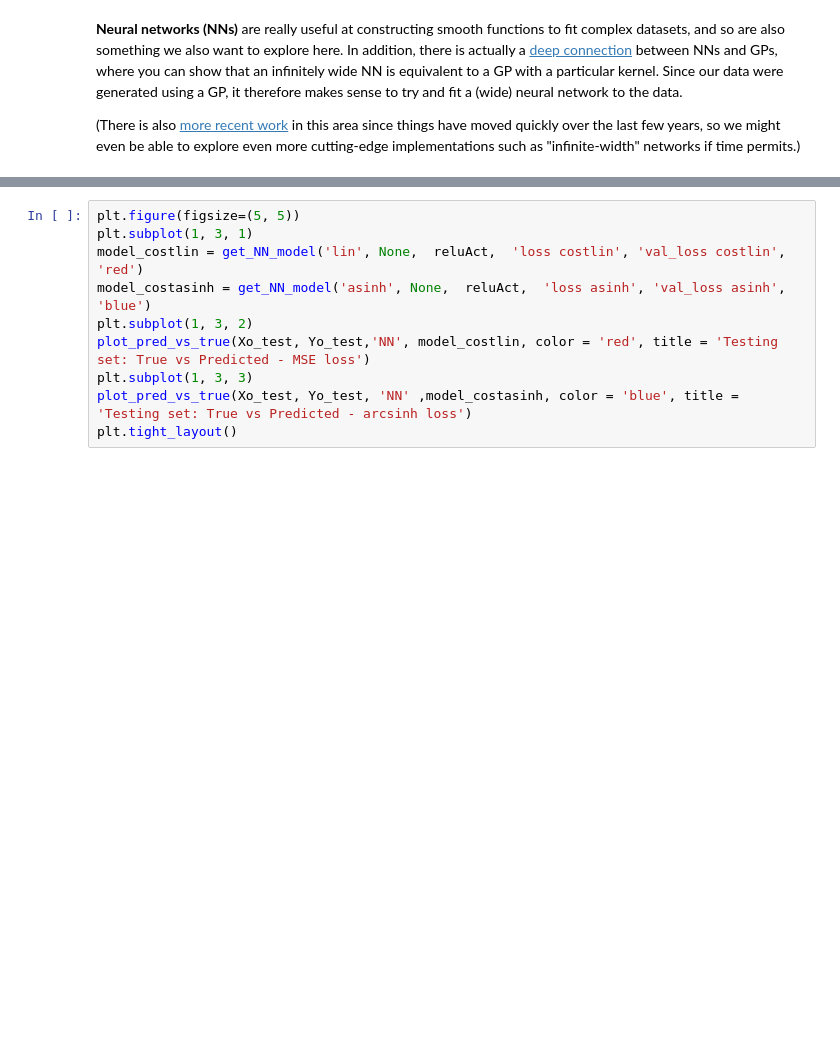
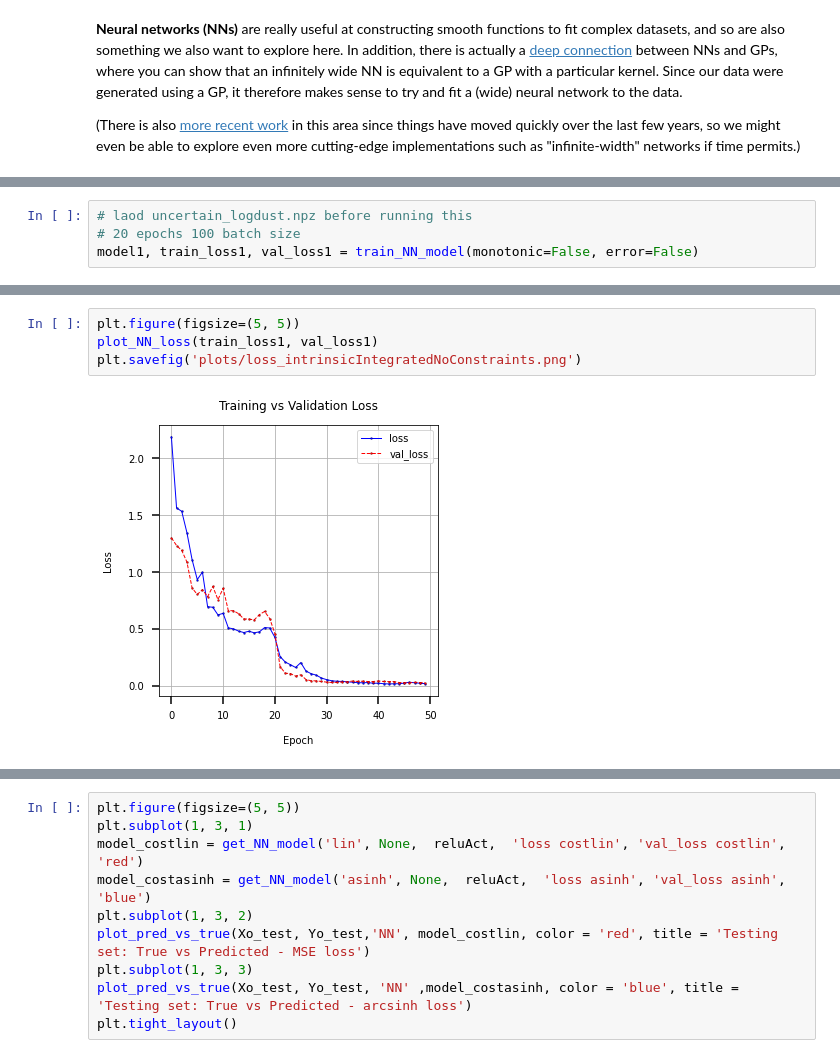
Before and after one commit to avaove/dust-map, a Jupyter notebook: dust_fit.ipynb, the cells around one changed output, grey strips where cells are left out. Saved outputs shown, nothing was run; the diff lists cells and outputs as text; blank space fills up the shorter version.

```diff
--- a/dust_fit.ipynb
+++ b/dust_fit.ipynb
@@ -263,0 +257,4 @@ plt.savefig('plots/train_and_validation_loss.png')
+# %%
+# laod uncertain_logdust.npz before running this
+# 20 epochs 100 batch size
+model1, train_loss1, val_loss1 = train_NN_model(monotonic=False, error=False)
@@ -263,0 +265,6 @@ plt.savefig('plots/train_and_validation_loss.png')
+# %%
+plt.figure(figsize=(5, 5))
+plot_NN_loss(train_loss1, val_loss1)
+plt.savefig('plots/loss_intrinsicIntegratedNoConstraints.png')
+# %% [output]
+[figure, added]
```
Also changed, not shown: parts of 30 cells of this notebook, 28 other files.
